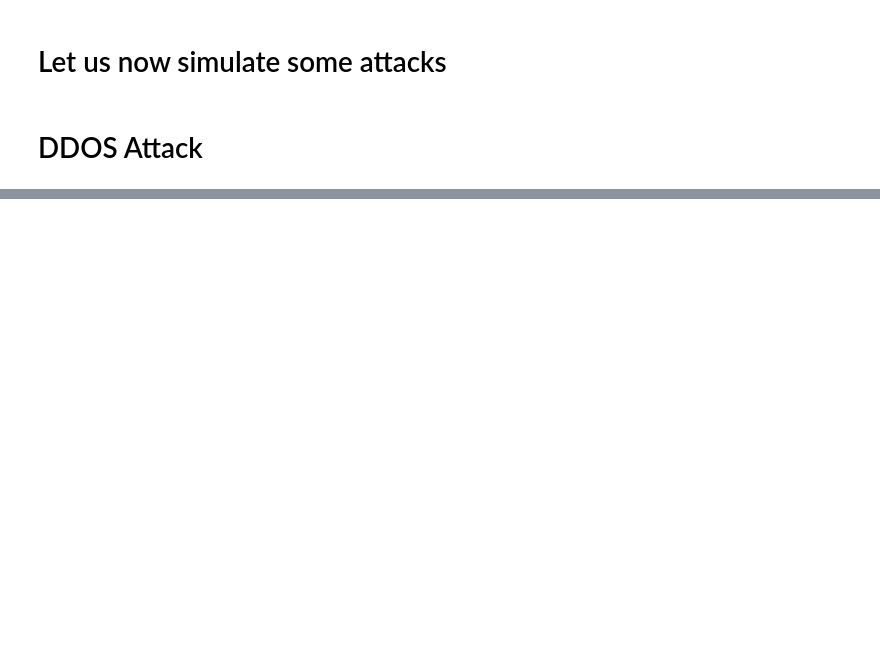
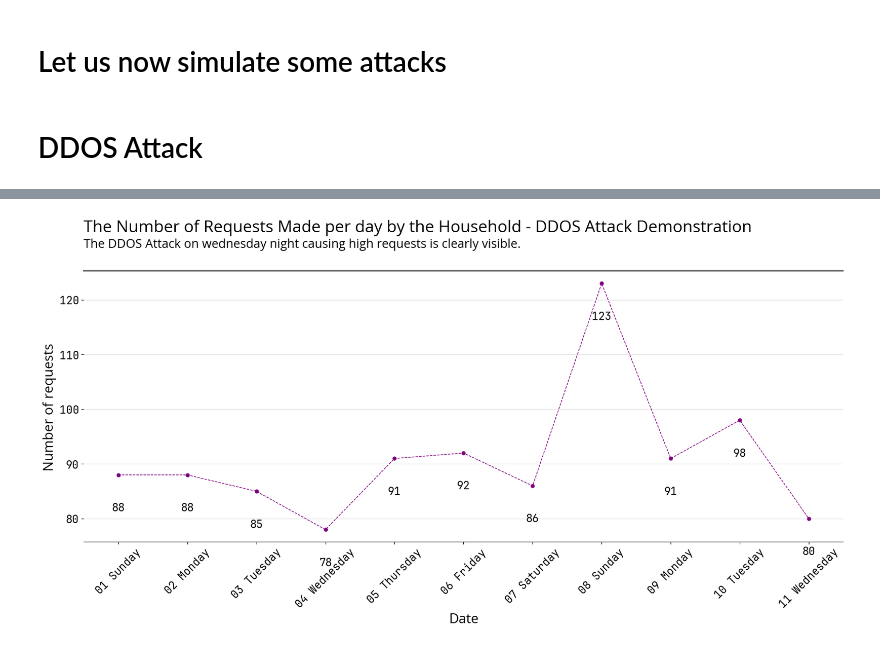
Before and after one commit to School-Related/Third-Year, a Jupyter notebook: First Semester/Digital Forensics and Investigation/Lab/Assignment 2/router_log_analysis.ipynb, the cells around one changed output, grey strips where cells are left out. Saved outputs shown, nothing was run; the diff lists cells and outputs as text; code cells hidden in the pictures; blank space fills up the shorter version.

```diff
--- a/First Semester/Digital Forensics and Investigation/Lab/Assignment 2/router_log_analysis.ipynb
+++ b/First Semester/Digital Forensics and Investigation/Lab/Assignment 2/router_log_analysis.ipynb
@@ -669,0 +1011,84 @@ ax.xaxis.set_major_formatter(mdates.DateFormatter('%d %b'))
+# %%
+# let us plot the number of requests per day
+ddos_log_db['Time'] = pd.to_datetime(ddos_log_db['Time'])
+ddos_log_db['Date'] = ddos_log_db['Time'].dt.date
+
+# sort data by date
+ddos_log_db = ddos_log_db.sort_values(by=['Date'])
+
+ddos_log_db.head()
+
+# now let us plot the number of requests per day
+dates = ddos_log_db['Date'].value_counts()
+
+# sorting dates
+dates = dates.sort_index()
+
+# creating the plot.
+fig, ax = plt.subplots(figsize=(20, 8))
+
+# informative title + subtitle
+title = 'The Number of Requests Made per day by the Household - DDOS Attack Demonstration'
+subtitle = 'The DDOS Attack on wednesday night causing high requests is clearly visible. '
+
+# add title + subtitle to plot
+plt.text(
+    x = 0.125,y = 0.90,s = title, fontname="Open Sans",
+    fontsize = 24,ha='left',transform = fig.transFigure
+)
+
+plt.text(
+    x = 0.125,y = 0.86,s = subtitle, fontname="Open Sans",
+    fontsize = 18,ha = 'left',transform = fig.transFigure
+)
+
+# line between titles and chart
+plt.gca().plot(
+    [0.125, .9], # x co-ords
+    [.80, .80], # y co-ords
+    transform = fig.transFigure,
+    clip_on = False,
+    color = 'k',
+    linewidth = 1.5
+)
+
+# plotting as a time series
+plt.plot_date(dates.index, dates.values, color='purple', marker='o', linestyle='dashed', linewidth=1, markersize=5)
+
+# also put labels on the markers a little over the markers for visibility
+for i in range(len(dates)):
+    plt.text(dates.index[i], dates.values[i]-6, dates.values[i], ha='center', va='center', color='black', fontsize=16)
+
+# set the size of the tick labels and axis labels
+ax.tick_params(axis='both', which='major', labelsize=16)
+plt.xlabel('Date', fontsize=20, fontname="Open Sans")
+plt.ylabel('Number of requests', fontsize=20, fontname="Open Sans")
+
+# change space on top of chart we are actually adjusting the scale of the plot as well.
+plt.subplots_adjust(top=0.8, wspace=0.3)
+
+# set the font size of the tick labels
+for tick in ax.xaxis.get_major_ticks():
+    tick.label1.set_fontsize(16)
+for tick in ax.yaxis.get_major_ticks():
+    tick.label1.set_fontsize(16)
+
+# tilt the x-axis labels by 45 degrees
+for tick in ax.get_xticklabels():
+    tick.set_rotation(45)
+
+# grid lines
+# keep only toned down vertical lines
+plt.grid(axis = 'y',alpha = 0.4)
+# plt.grid(axis='x', alpha=0.2)
+
+# turn off spines
+plt.gca().spines[['left','right', 'top']].set_visible(False)
+
+# customize the tick labels
+ax.xaxis.set_major_locator(mdates.DayLocator())
+ax.xaxis.set_major_formatter(mdates.DateFormatter('%d %A'))
+
+plt.show()
+# %% [output]
+[figure, added]
```
Also changed, not shown: parts of 26 cells of this notebook.
